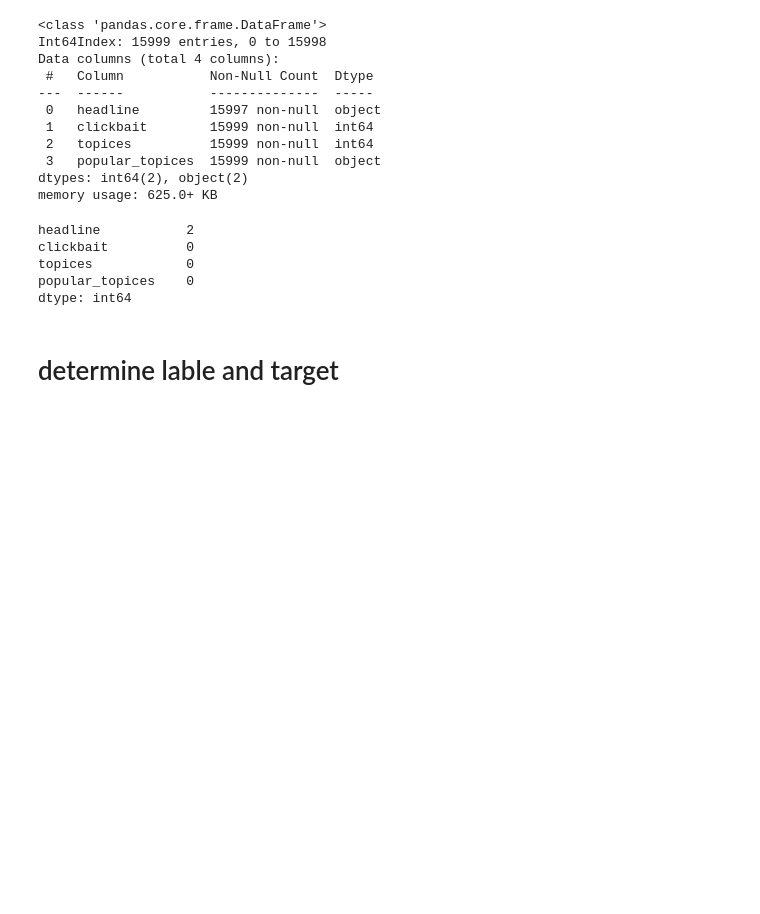
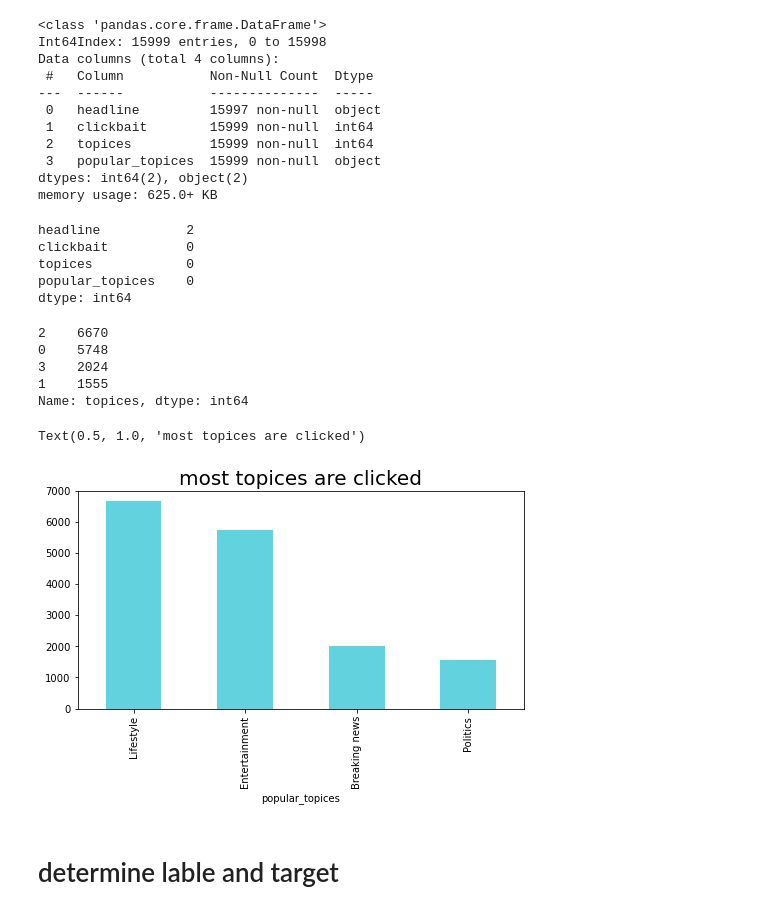
Before and after one commit to RazanAlzahrani1/NLP_News_Company, a Jupyter notebook: NLB_Classification.ipynb, the cells around one changed output. Saved outputs shown, nothing was run; the diff lists cells and outputs as text; code cells hidden in the pictures; blank space fills up the shorter version.

```diff
--- a/NLB_Classification.ipynb
+++ b/NLB_Classification.ipynb
@@ -66,0 +75,3 @@ df
+# %%
+df['popular_topices'].replace(['Crimes'], 'Breaking news',inplace=True )
+df.head(15)
@@ -88,6 +116,20 @@ popular_topices    0
 dtype: int64
 # %%
 df.dropna(inplace=True)
+# %%
+df.topices.value_counts()
+# %% [output]
+2    6670
+0    5748
+3    2024
+1    1555
+Name: topices, dtype: int64
+# %%
+df.groupby('popular_topices')['clickbait'].sum().sort_values(ascending=False).plot(kind='bar',figsize=(8,4),color=['#61D2DE'])
+plt.title("most topices are clicked",fontsize=20,)
+# %% [output]
+Text(0.5, 1.0, 'most topices are clicked')
+[figure, added]
 # %% [markdown]
 # determine lable and target
 # %%
```
Also changed, not shown: parts of 36 cells of this notebook.
